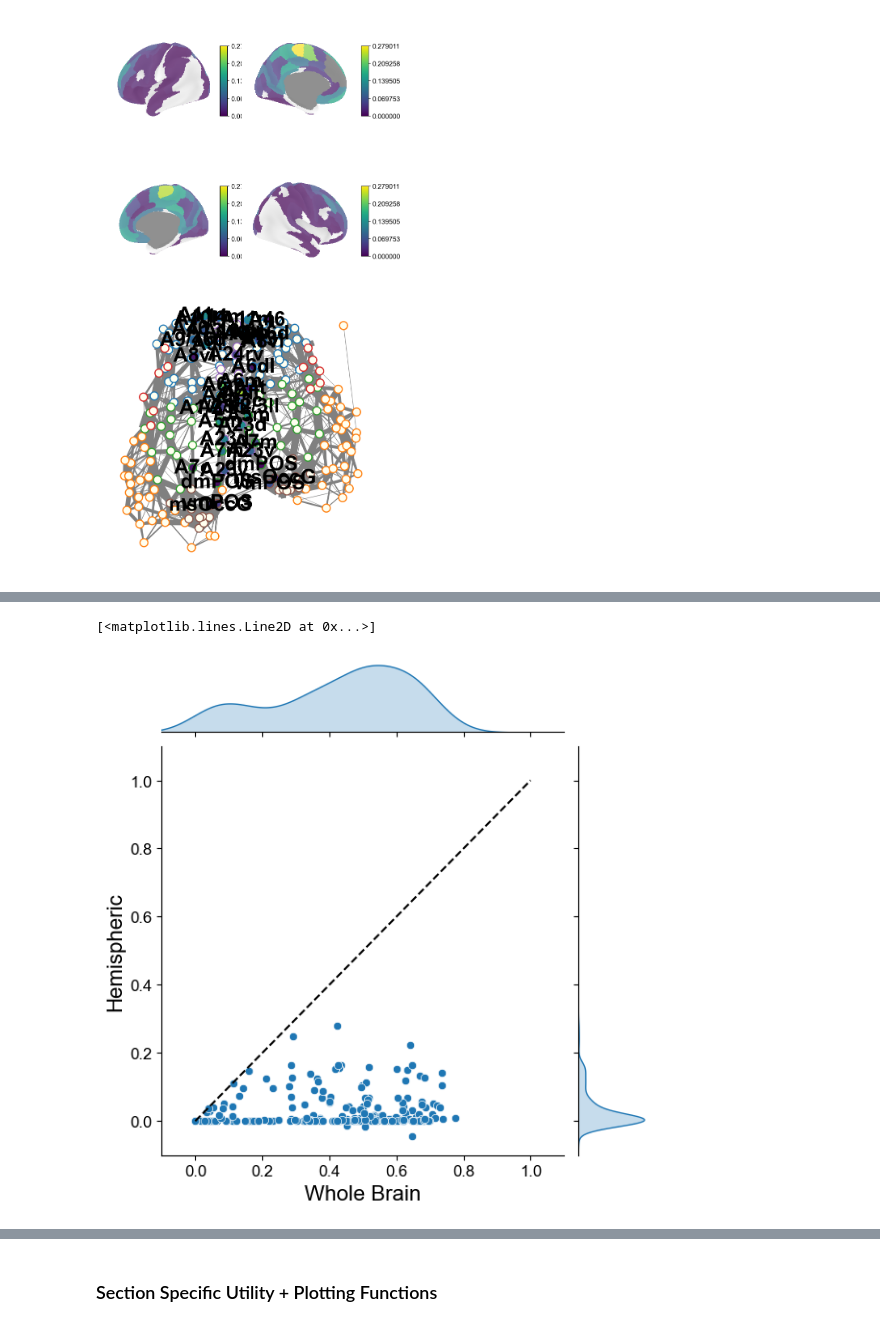
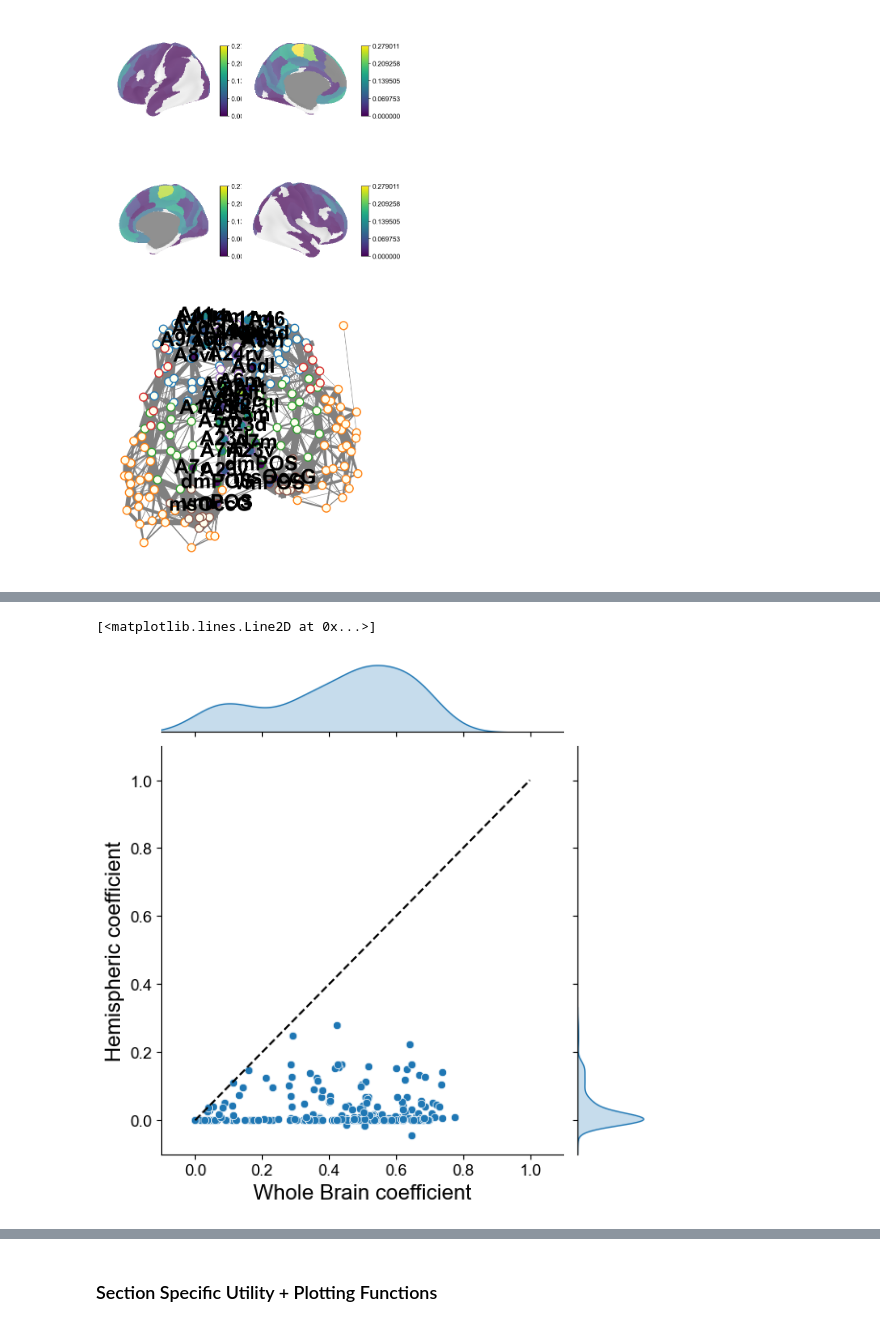
Before and after one commit to seong-hah-cho/proximity-designs, a Jupyter notebook: assignment_2.ipynb, the cells around one changed output, grey strips where cells are left out. Saved outputs shown, nothing was run; the diff lists cells and outputs as text; code cells hidden in the pictures.

```diff
--- a/assignment_2.ipynb
+++ b/assignment_2.ipynb
@@ -311,20 +319,20 @@ Hm and WB coefficients are projected onto the cortical surface.
 # %%
 df = pd.DataFrame({
     'Whole-Brain': participation_coef['normal'],
     'Hemispheric': participation_coef['lateral']
 })
 
 plot = sns.jointplot(data=df, x='Whole-Brain', y='Hemispheric', fill=True, kind='kde',
                      joint_kws={'alpha': 0}, legend=False,
                      xlim=(-0.1, 1.1), ylim=(-0.1, 1.1))
 
 plot.plot_joint(sns.scatterplot)
 
-plot.ax_joint.set_xlabel('Whole Brain')
-plot.ax_joint.set_ylabel('Hemispheric')
+plot.ax_joint.set_xlabel('Whole Brain coefficient')
+plot.ax_joint.set_ylabel('Hemispheric coefficient')
 
 limits = [max(*plot.ax_joint.get_xlim(), *plot.ax_joint.get_ylim()), min(*plot.ax_joint.get_xlim(), *plot.ax_joint.get_ylim())]
 plot.ax_joint.plot([0,1], [0,1], '--k')
 # %% [output]
 [<matplotlib.lines.Line2D at 0x...>]
-[figure, old version]
+[figure, new version]
```
Also changed, not shown: parts of 20 cells of this notebook, 1 other file.
